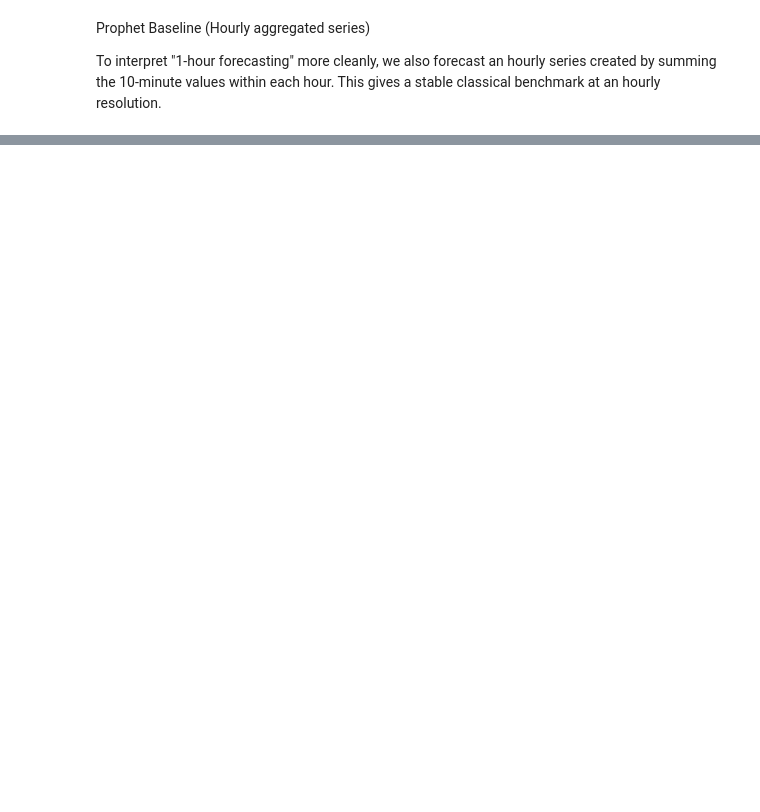
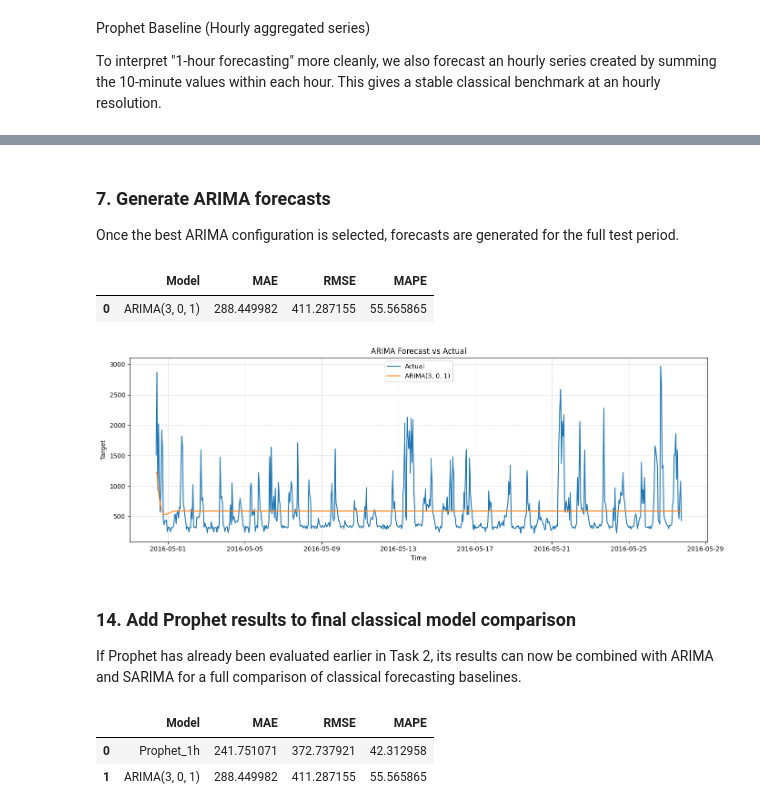
Before and after one commit to ibimohamed83/Data_Analytics_project, a Jupyter notebook: smart_home.ipynb, the cells around one changed output, grey strips where cells are left out. Drawn from its saved outputs; the diff is of its cells as text; code cells hidden in the pictures; blank space fills up the shorter version.

```diff
--- a/smart_home.ipynb
+++ b/smart_home.ipynb
@@ -1009,0 +1168,13 @@ plt.show()
+# %%
+# Define the split point at 80% of the data
+split_idx = int(len(y_hour) * 0.8)
+
+# Chronological split
+train = y_hour.iloc[:split_idx]
+test = y_hour.iloc[split_idx:]
+
+# Print summary information
+print("Training observations:", len(train))
+print("Testing observations:", len(test))
+print("Train period:", train.index.min(), "to", train.index.max())
+print("Test period:", test.index.min(), "to", test.index.max())
@@ -1009,0 +1297,58 @@ plt.show()
+# %% [markdown]
+### 7. Generate ARIMA forecasts
+
+Once the best ARIMA configuration is selected, forecasts are generated for the full test period.
+# %%
+# Forecast the same number of steps as the test set length
+arima_forecast = best_arima_model.forecast(steps=len(test))
+
+# Align forecast index with the test index for easier comparison
+arima_forecast.index = test.index
+
+# Evaluate forecast accuracy
+arima_results = evaluate_forecast(
+    y_true=test,
+    y_pred=arima_forecast,
+    model_name=f"ARIMA{best_arima_order}"
+)
+
+# Display results
+pd.DataFrame([arima_results])
+# %% [output]
+|  | Model | MAE | RMSE | MAPE |
+| 0 | ARIMA(3, 0, 1) | 288.449982 | 411.287155 | 55.565865 |
+# %%
+plt.figure(figsize=(14, 5))
+plt.plot(test.index, test.values, label="Actual")
+plt.plot(arima_forecast.index, arima_forecast.values, label=f"ARIMA{best_arima_order}")
+plt.title("ARIMA Forecast vs Actual")
+plt.xlabel("Time")
+plt.ylabel("Target")
+plt.legend()
+plt.tight_layout()
+plt.grid(True, linestyle="--", alpha=0.5)
+plt.show()
+# %% [output]
+[figure, added]
+# %% [markdown]
+### 14. Add Prophet results to final classical model comparison
+
+If Prophet has already been evaluated earlier in Task 2, its results can now be combined with ARIMA and SARIMA for a full comparison of classical forecasting baselines.
+# %%
+prophet_hourly_results = {
+    "Model": "Prophet_1h",
+    "MAE": prophetH_metrics["MAE"],
+    "RMSE": prophetH_metrics["RMSE"],
+    "MAPE": prophetH_metrics["MAPE_%"]
+}
+
+results_task2 = pd.DataFrame([
+    prophet_hourly_results,
+    arima_results
+]).sort_values("RMSE")
+
+results_task2
+# %% [output]
+|  | Model | MAE | RMSE | MAPE |
+| 0 | Prophet_1h | 241.751071 | 372.737921 | 42.312958 |
+| 1 | ARIMA(3, 0, 1) | 288.449982 | 411.287155 | 55.565865 |
```
Also changed, not shown: parts of 45 cells of this notebook, 1 other file.
